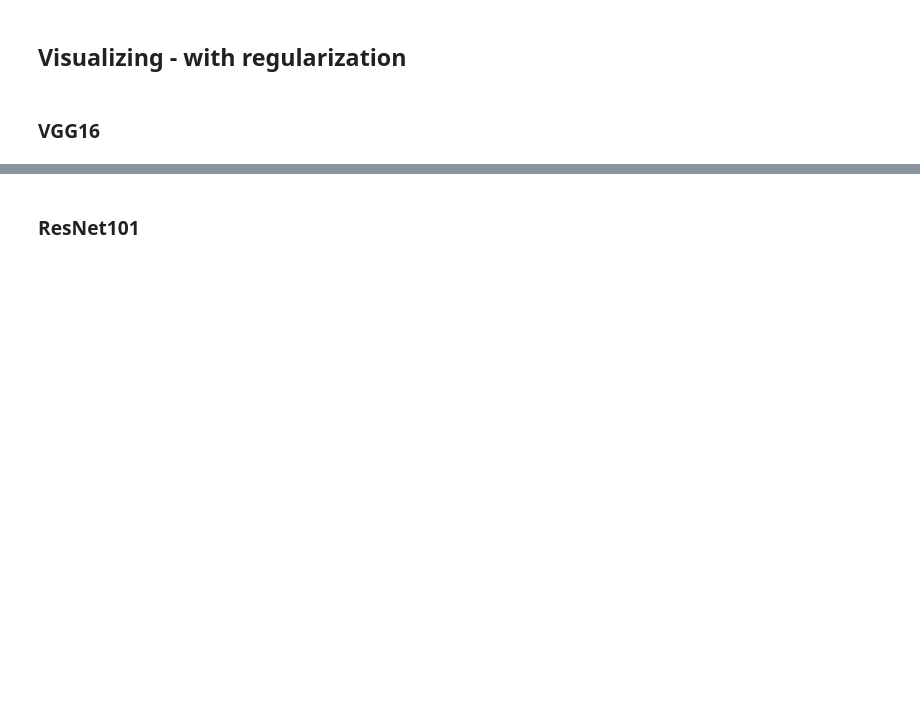
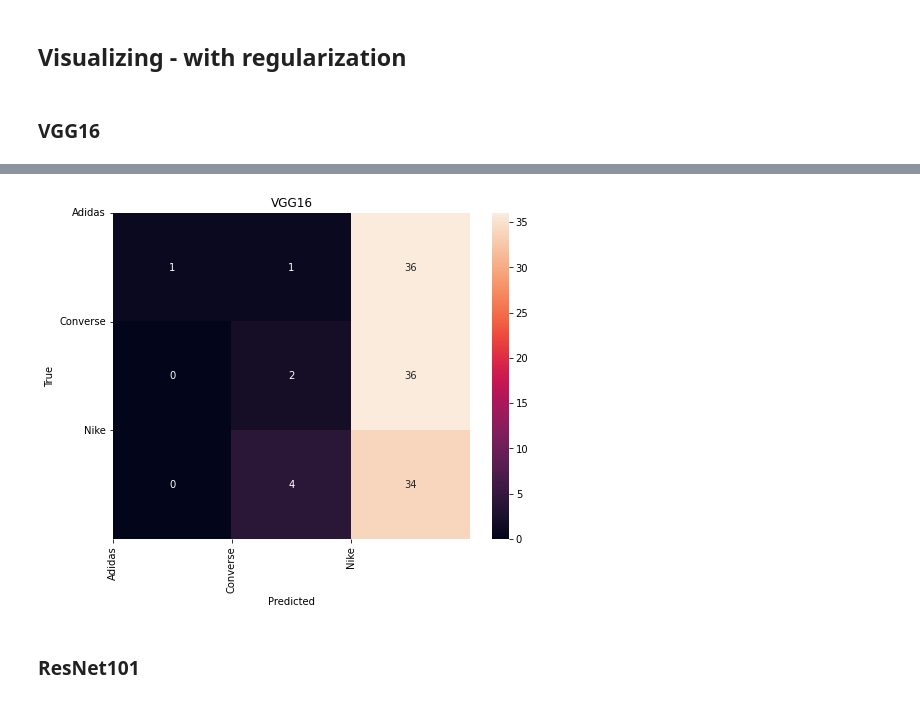
Before and after one commit to ElijahKz/TransferLearning-vs-and-Regularizacion, a Jupyter notebook: CVwDL_2022_3_Laboratorio2.ipynb, the cells around one changed output, grey strips where cells are left out. Cells and saved outputs as stored; diff of their text form; code cells hidden in the pictures; blank space fills up the shorter version.

```diff
--- a/CVwDL_2022_3_Laboratorio2.ipynb
+++ b/CVwDL_2022_3_Laboratorio2.ipynb
@@ -547,5 +653,7 @@ summary_history(vgg16_history)
 # %%
-cf_matrix(vgg16_history,"VGG16")
+cf_matrix(vgg16_model,"VGG16")
+# %% [output]
+[figure, added]
 # %% [markdown]
 ### ResNet101
 # %%
```
Also changed, not shown: parts of 53 cells of this notebook.
